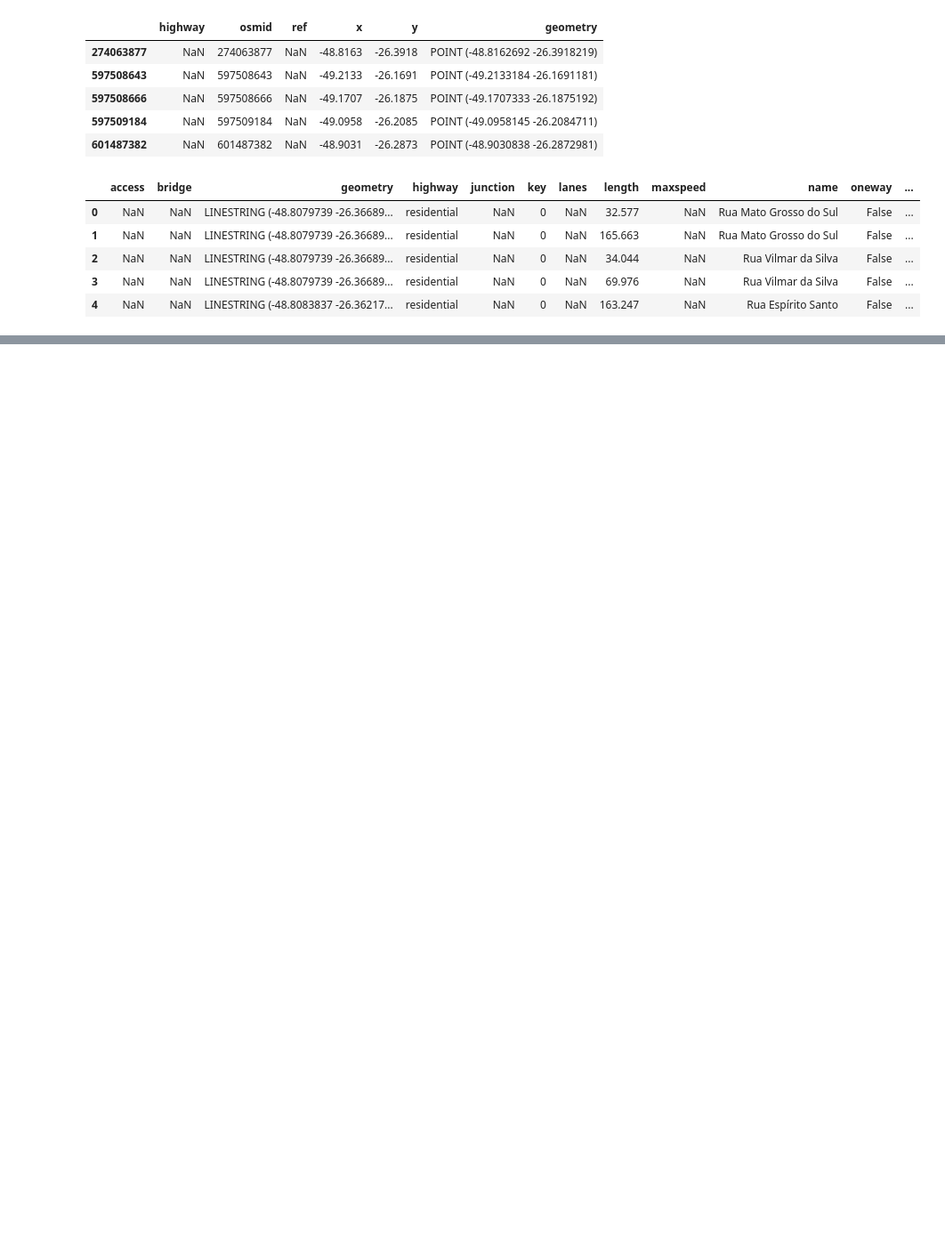
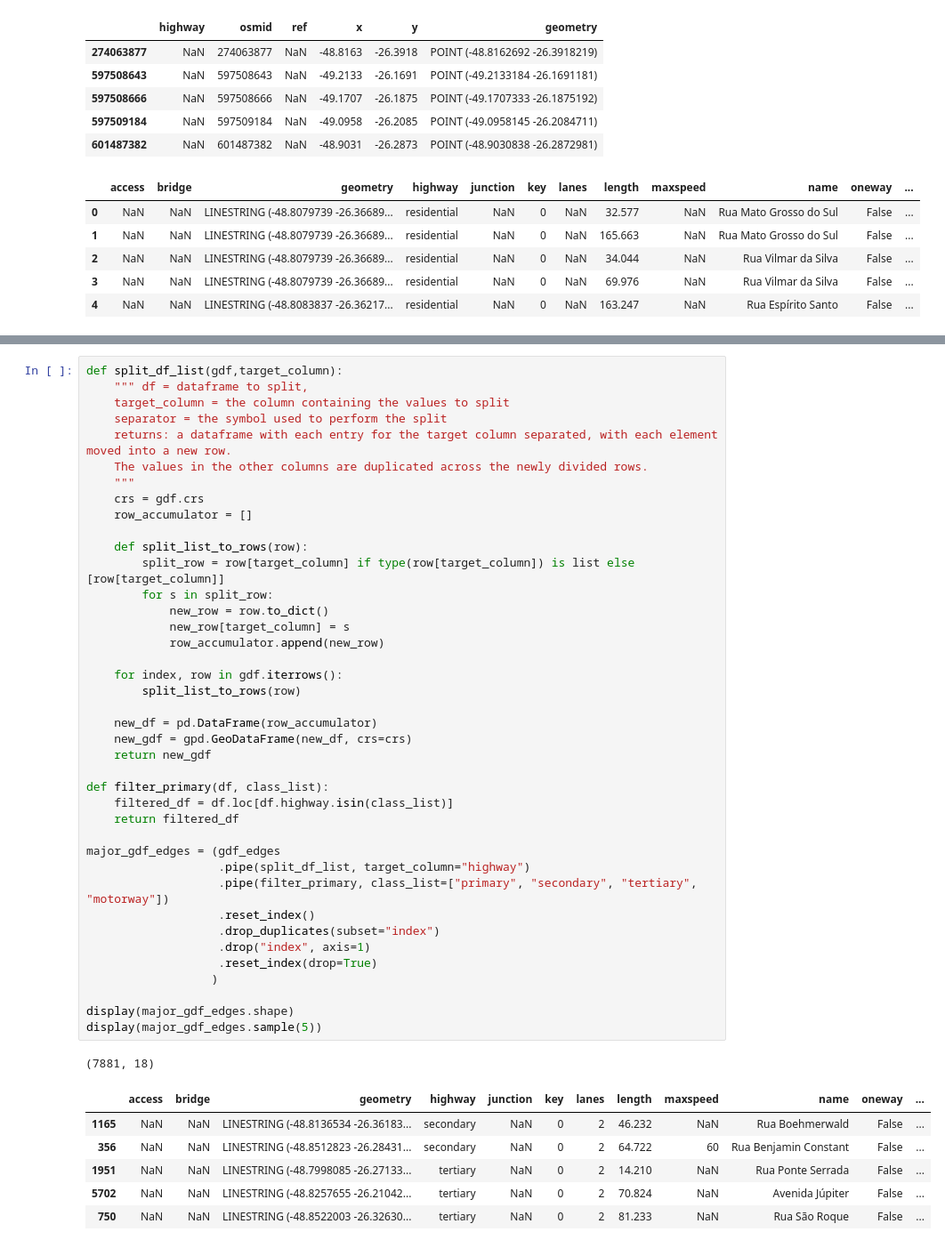
Before and after one commit to pmj-sepud/Joinville-Smart-Mobility, a Jupyter notebook: notebooks/reports/201804-GabrielBogo_BuildTrafficNetwork.ipynb, the cells around one changed output, grey strips where cells are left out. Shown at 89% size. Cells and saved outputs as stored; diff of their text form; blank space fills up the shorter version.

```diff
--- a/notebooks/reports/201804-GabrielBogo_BuildTrafficNetwork.ipynb
+++ b/notebooks/reports/201804-GabrielBogo_BuildTrafficNetwork.ipynb
@@ -48,0 +71,48 @@ display(gdf_edges.head())
+# %%
+def split_df_list(gdf,target_column):
+    """ df = dataframe to split,
+    target_column = the column containing the values to split
+    separator = the symbol used to perform the split
+    returns: a dataframe with each entry for the target column separated, with each element moved into a new row.
+    The values in the other columns are duplicated across the newly divided rows.
+    """
+    crs = gdf.crs
+    row_accumulator = []
+
+    def split_list_to_rows(row):
+        split_row = row[target_column] if type(row[target_column]) is list else [row[target_column]]
+        for s in split_row:
+            new_row = row.to_dict()
+            new_row[target_column] = s
+            row_accumulator.append(new_row)
+
+    for index, row in gdf.iterrows():
+        split_list_to_rows(row)
+
+    new_df = pd.DataFrame(row_accumulator)
+    new_gdf = gpd.GeoDataFrame(new_df, crs=crs)
+    return new_gdf
+
+def filter_primary(df, class_list):
+    filtered_df = df.loc[df.highway.isin(class_list)]
+    return filtered_df
+
+major_gdf_edges = (gdf_edges
+                   .pipe(split_df_list, target_column="highway")
+                   .pipe(filter_primary, class_list=["primary", "secondary", "tertiary", "motorway"])
+                   .reset_index()
+                   .drop_duplicates(subset="index")
+                   .drop("index", axis=1)
+                   .reset_index(drop=True)
+                  )
+
+display(major_gdf_edges.shape)
+display(major_gdf_edges.sample(5))
+# %% [output]
+(7881, 18)
+|  | access | bridge | geometry | highway | junction | key | lanes | length | maxspeed | name | oneway | ... |
+| 1165 | NaN | NaN | LINESTRING (-48.8136534 -26.36183... | secondary | NaN | 0 | 2 | 46.232 | NaN | Rua Boehmerwald | False | ... |
+| 356 | NaN | NaN | LINESTRING (-48.8512823 -26.28431... | secondary | NaN | 0 | 2 | 64.722 | 60 | Rua Benjamin Constant | False | ... |
+| 1951 | NaN | NaN | LINESTRING (-48.7998085 -26.27133... | tertiary | NaN | 0 | 2 | 14.210 | NaN | Rua Ponte Serrada | False | ... |
+| 5702 | NaN | NaN | LINESTRING (-48.8257655 -26.21042... | tertiary | NaN | 0 | 2 | 70.824 | NaN | Avenida Júpiter | False | ... |
+| 750 | NaN | NaN | LINESTRING (-48.8522003 -26.32630... | tertiary | NaN | 0 | 2 | 81.233 | NaN | Rua São Roque | False | ... |
```
Also changed, not shown: parts of 20 cells of this notebook, 1 other file.
